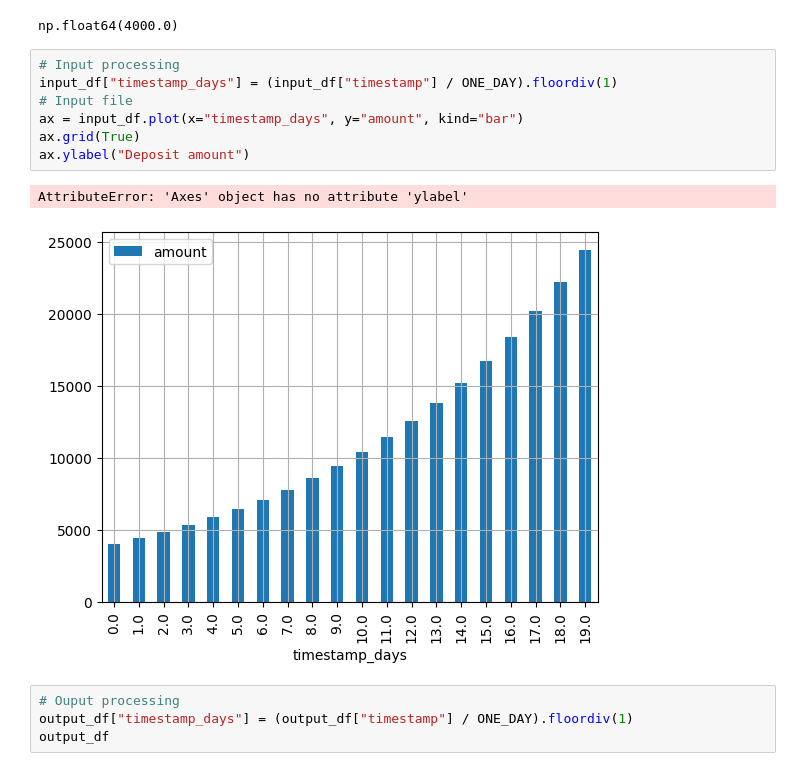
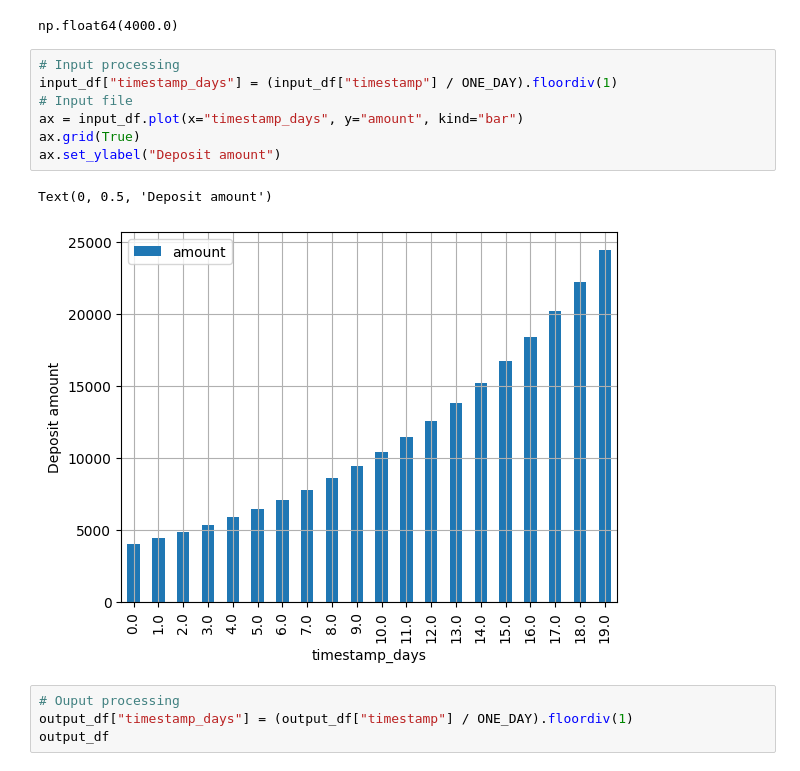
Before and after one commit to 0xRektora/twAML-simulator, a Jupyter notebook: analyzer/process.ipynb, the cells around one changed output. Saved outputs shown, nothing was run; the diff lists cells and outputs as text.

```diff
--- a/analyzer/process.ipynb
+++ b/analyzer/process.ipynb
@@ -34,13 +34,13 @@ np.float64(4000.0)
 # %%
 # Input processing
 input_df["timestamp_days"] = (input_df["timestamp"] / ONE_DAY).floordiv(1)
 # Input file
 ax = input_df.plot(x="timestamp_days", y="amount", kind="bar")
 ax.grid(True)
-ax.ylabel("Deposit amount")
+ax.set_ylabel("Deposit amount")
 # %% [output]
-AttributeError: 'Axes' object has no attribute 'ylabel'
+Text(0, 0.5, 'Deposit amount')
-[figure, old version]
+[figure, new version]
 # %%
 # Ouput processing
 output_df["timestamp_days"] = (output_df["timestamp"] / ONE_DAY).floordiv(1)
```
Also changed, not shown: 1 other file.
